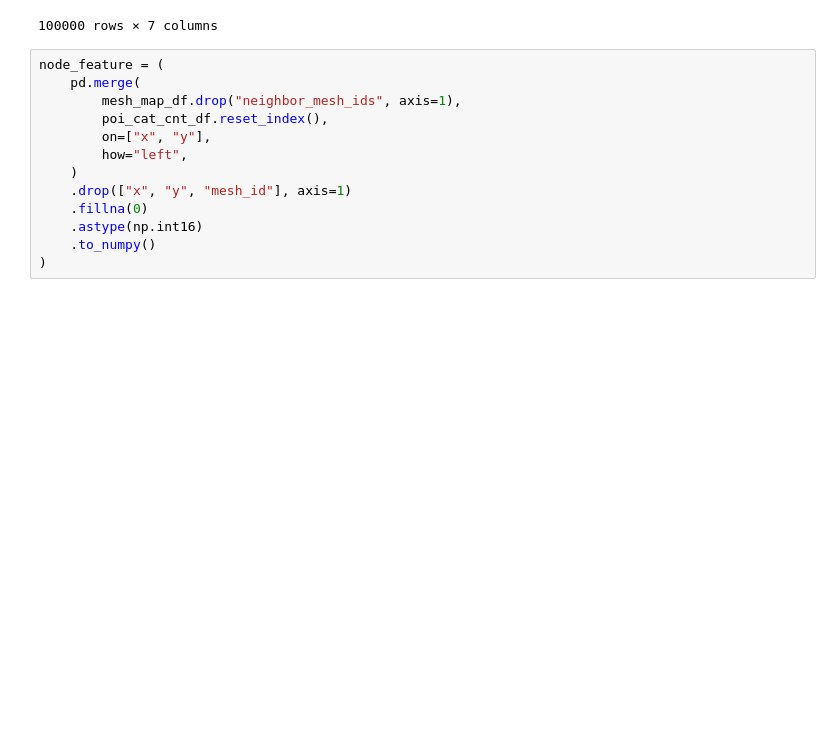
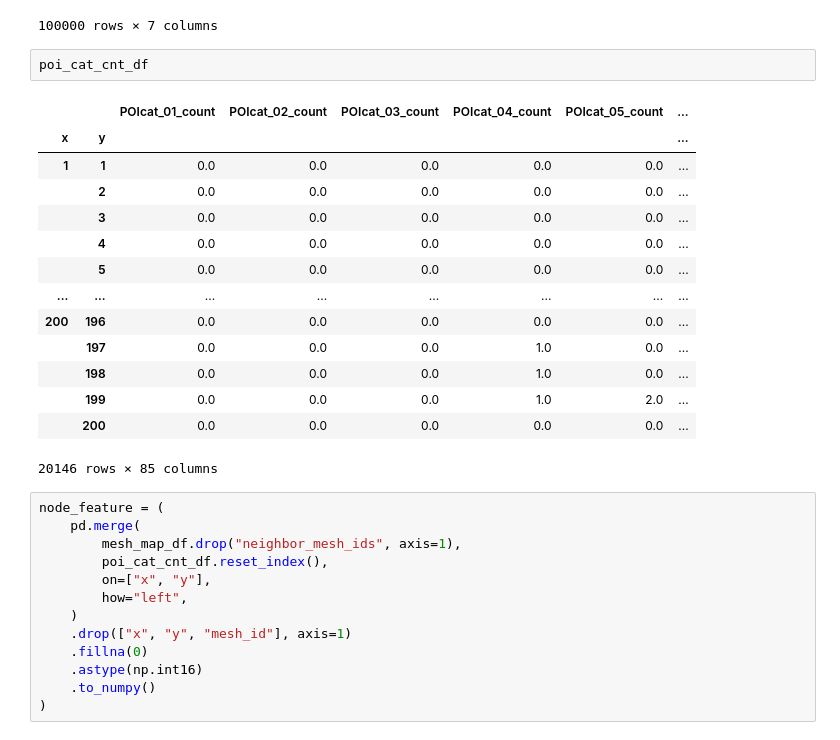
Before and after one commit to osushinekotan/HuMob-Challenge-2023, a Jupyter notebook: notebooks/memo.ipynb, the cells around one changed output. Drawn from its saved outputs; the diff is of its cells as text; blank space fills up the shorter version.

```diff
--- a/notebooks/memo.ipynb
+++ b/notebooks/memo.ipynb
@@ -142,6 +188,23 @@ merged_df
 | 99998 | 18618 | 5 | 21 | 141 | 86 | 28085 | [27884, 27885, 27886, 28084, 2808... |
 | 99999 | 18618 | 5 | 22 | 140 | 86 | 27885 | [27684, 27685, 27686, 27884, 2788... |
 100000 rows × 7 columns
+# %%
+poi_cat_cnt_df
+# %% [output]
+|  |  | POIcat_01_count | POIcat_02_count | POIcat_03_count | POIcat_04_count | POIcat_05_count | ... |
+| x | y |  |  |  |  |  | ... |
+| 1 | 1 | 0.0 | 0.0 | 0.0 | 0.0 | 0.0 | ... |
+|  | 2 | 0.0 | 0.0 | 0.0 | 0.0 | 0.0 | ... |
+|  | 3 | 0.0 | 0.0 | 0.0 | 0.0 | 0.0 | ... |
+|  | 4 | 0.0 | 0.0 | 0.0 | 0.0 | 0.0 | ... |
+|  | 5 | 0.0 | 0.0 | 0.0 | 0.0 | 0.0 | ... |
+| ... | ... | ... | ... | ... | ... | ... | ... |
+| 200 | 196 | 0.0 | 0.0 | 0.0 | 0.0 | 0.0 | ... |
+|  | 197 | 0.0 | 0.0 | 0.0 | 1.0 | 0.0 | ... |
+|  | 198 | 0.0 | 0.0 | 0.0 | 1.0 | 0.0 | ... |
+|  | 199 | 0.0 | 0.0 | 0.0 | 1.0 | 2.0 | ... |
+|  | 200 | 0.0 | 0.0 | 0.0 | 0.0 | 0.0 | ... |
+20146 rows × 85 columns
 # %%
 node_feature = (
     pd.merge(
```
Also changed, not shown: parts of 6 cells of this notebook, 6 other files.
